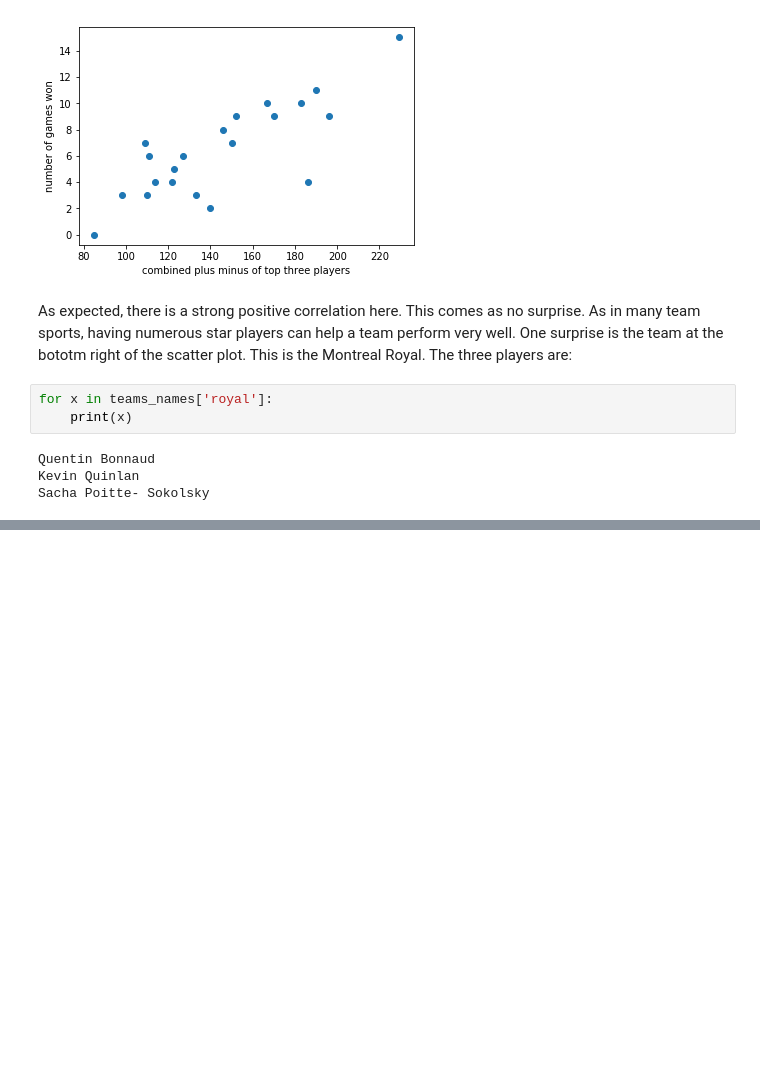
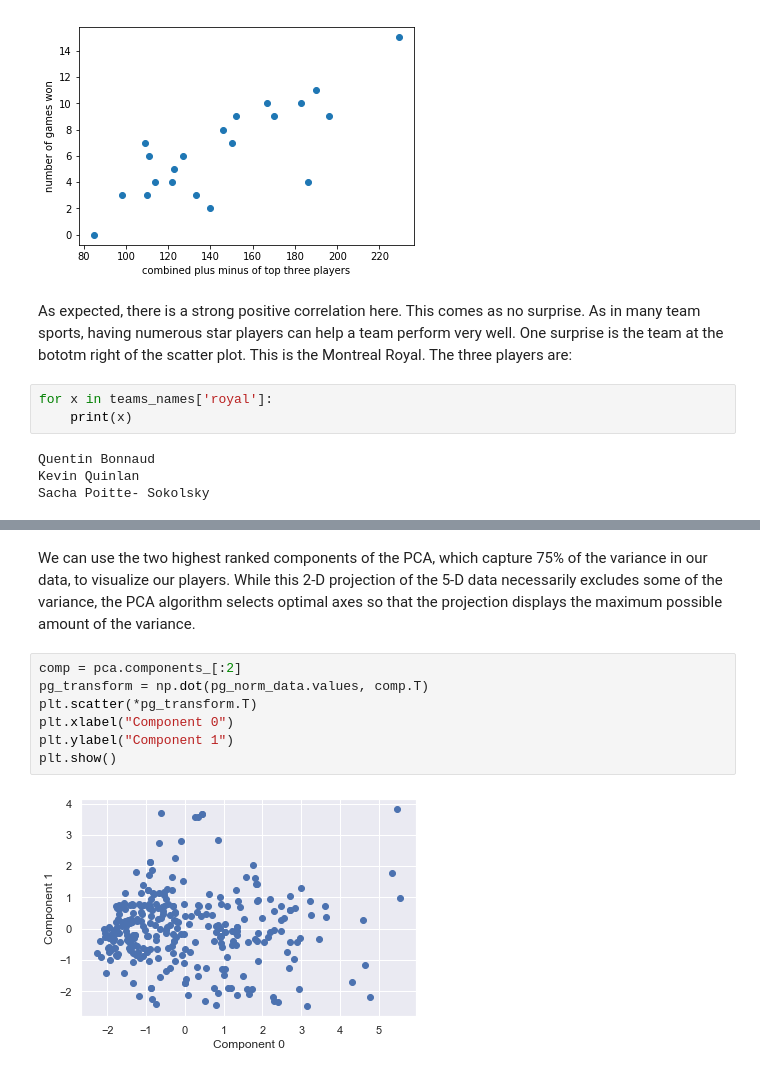
Before and after one commit to Samcfuchs/2950, a Jupyter notebook: notebooks/main.ipynb, the cells around one changed output, grey strips where cells are left out. Drawn from its saved outputs; the diff is of its cells as text; blank space fills up the shorter version.

```diff
--- a/notebooks/main.ipynb
+++ b/notebooks/main.ipynb
@@ -328,0 +381,11 @@ Althoug they have the 4th highest combined plus minus, the royal only won 4 game
+# %% [markdown]
+We can use the two highest ranked components of the PCA, which capture 75% of the variance in our data, to visualize our players. While this 2-D projection of the 5-D data necessarily excludes some of the variance, the PCA algorithm selects optimal axes so that the projection displays the maximum possible amount of the variance.
+# %%
+comp = pca.components_[:2]
+pg_transform = np.dot(pg_norm_data.values, comp.T)
+plt.scatter(*pg_transform.T)
+plt.xlabel("Component 0")
+plt.ylabel("Component 1")
+plt.show()
+# %% [output]
+[figure, added]
```
Also changed, not shown: parts of 20 cells of this notebook.
